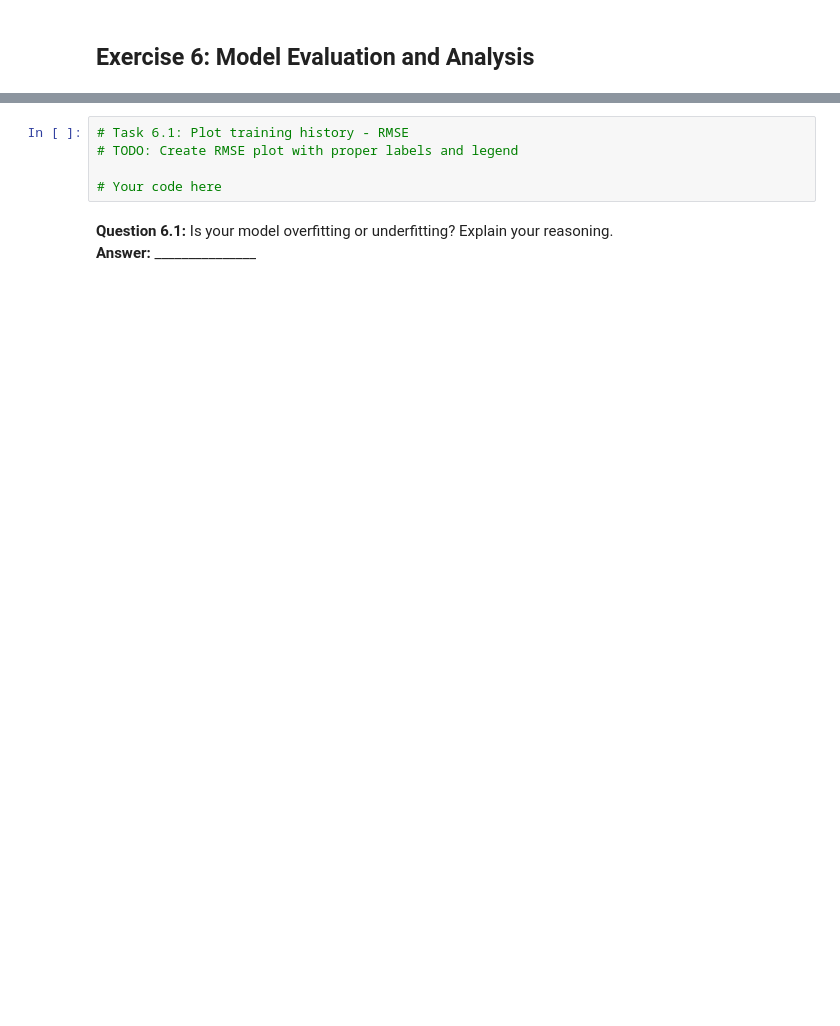
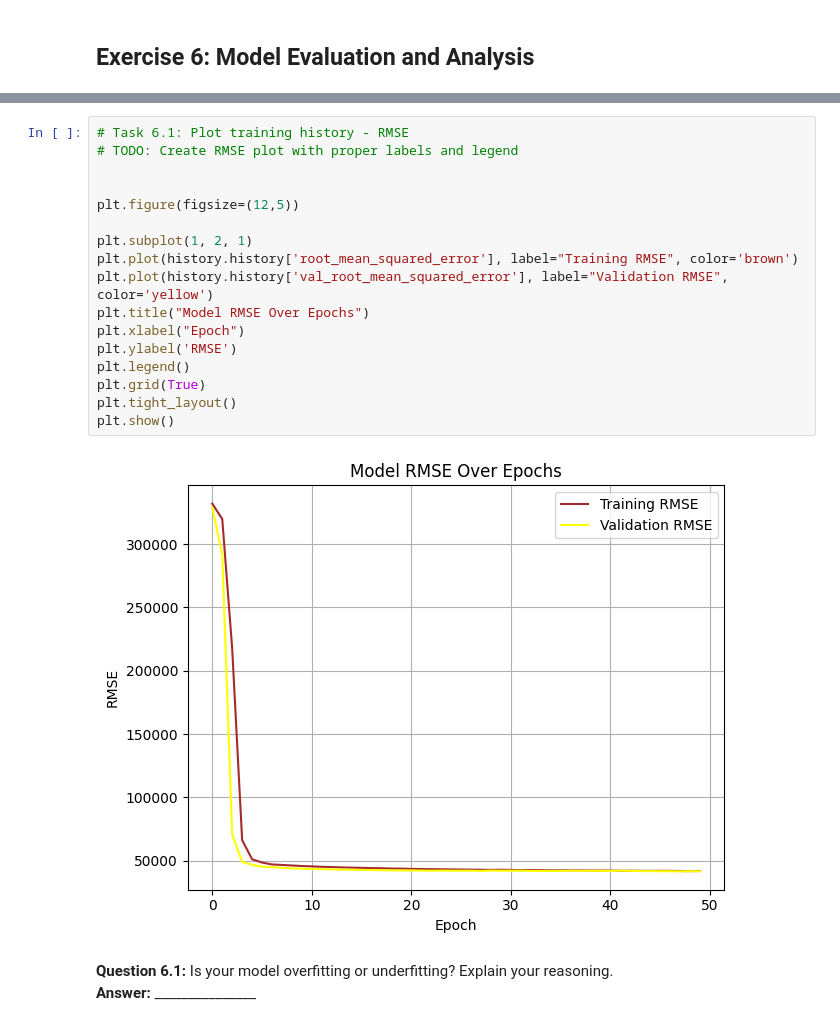
Before and after one commit to dev-paplix/pds-gx, a Jupyter notebook: Car_Price_Exercise_Template.ipynb, the cells around one changed output, grey strips where cells are left out. Drawn from its saved outputs; the diff is of its cells as text; blank space fills up the shorter version.

```diff
--- a/Car_Price_Exercise_Template.ipynb
+++ b/Car_Price_Exercise_Template.ipynb
@@ -129,8 +303,22 @@ history = # Your code here
 # %%
 # Task 6.1: Plot training history - RMSE
 # TODO: Create RMSE plot with proper labels and legend
 
-# Your code here
+
+plt.figure(figsize=(12,5))
+
+plt.subplot(1, 2, 1)
+plt.plot(history.history['root_mean_squared_error'], label="Training RMSE", color='brown')
+plt.plot(history.history['val_root_mean_squared_error'], label="Validation RMSE", color='yellow')
+plt.title("Model RMSE Over Epochs")
+plt.xlabel("Epoch")
+plt.ylabel('RMSE')
+plt.legend()
+plt.grid(True)
+plt.tight_layout()
+plt.show()
+# %% [output]
+[figure, added]
 # %% [markdown]
 **Question 6.1:** Is your model overfitting or underfitting? Explain your reasoning.
 **Answer:** _______________
```
Also changed, not shown: parts of 25 cells of this notebook, 1 other file.
